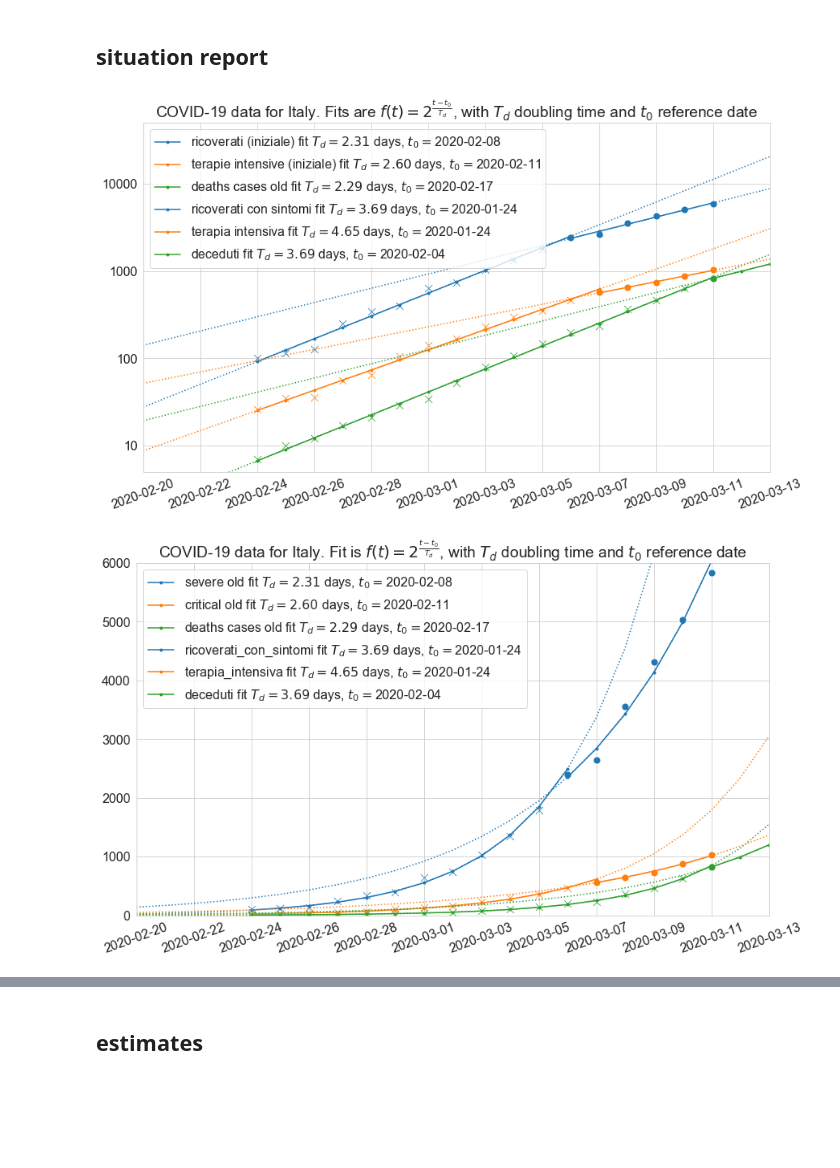
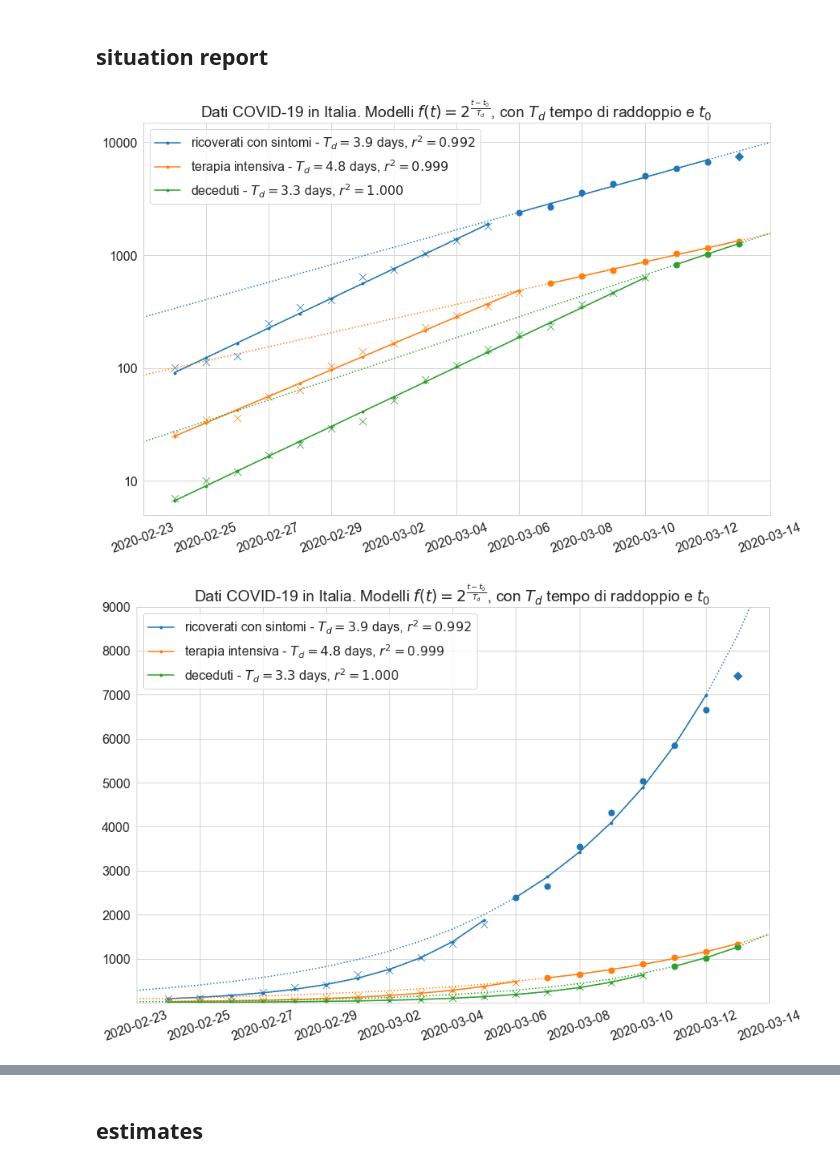
Before and after one commit to alexamici/covid-19-notebooks, a Jupyter notebook: notebooks/italy-situation-report.ipynb, the cells around one changed output, grey strips where cells are left out. Cells and saved outputs as stored; diff of their text form; code cells hidden in the pictures; blank space fills up the shorter version.

```diff
--- a/notebooks/italy-situation-report.ipynb
+++ b/notebooks/italy-situation-report.ipynb
@@ -10,7 +10,7 @@ import warnings
 warnings.filterwarnings('ignore')
 
 import matplotlib.pyplot as plt
-plt.rcParams['figure.figsize'] = (14, 8)
+plt.rcParams['figure.figsize'] = (14, 9)
 plt.rcParams['font.size'] = 16
 import pandas as pd
 import seaborn as sns
@@ -40,37 +40,38 @@ data_italy.tail()
 # %%
 START_FIT = '2020-02-24'
 STOP_FIT = None
-EXTRAPOLTATE = ('2020-02-20', '2020-03-13')
+EXTRAPOLTATE = ('2020-02-23', '2020-03-14')
 # %%
 fits = {}
 fits['dimessi_guariti'] = covid19.fit.ExponentialFit.from_frame('dimessi_guariti', data_italy, start='2020-02-27', stop=STOP_FIT)
-fits['ricoverati_con_sintomi_old'] = covid19.fit.ExponentialFit.from_frame('ricoverati_con_sintomi', data_italy, start=START_FIT, stop='2020-03-06')
-fits['ricoverati_con_sintomi'] = covid19.fit.ExponentialFit.from_frame('ricoverati_con_sintomi', data_italy, start='2020-03-06', stop=STOP_FIT)
-fits['terapia_intensiva_old'] = covid19.fit.ExponentialFit.from_frame('terapia_intensiva', data_italy, start=START_FIT, stop='2020-03-07')
+fits[''] = covid19.fit.ExponentialFit.from_frame('dimessi_guariti', data_italy, start='2020-02-27', stop=STOP_FIT)
+
+fits['ricoverati_con_sintomi_old'] = covid19.fit.ExponentialFit.from_frame('ricoverati_con_sintomi', data_italy, start=START_FIT, stop='2020-03-05')
+fits['terapia_intensiva_old'] = covid19.fit.ExponentialFit.from_frame('terapia_intensiva', data_italy, start=START_FIT, stop='2020-03-06')
+fits['deceduti_old'] = covid19.fit.ExponentialFit.from_frame('deceduti', data_italy, start=START_FIT, stop='2020-03-10')
+
+fits['ricoverati_con_sintomi'] = covid19.fit.ExponentialFit.from_frame('ricoverati_con_sintomi', data_italy, start='2020-03-06', stop='2020-03-12')
 fits['terapia_intensiva'] = covid19.fit.ExponentialFit.from_frame('terapia_intensiva', data_italy, start='2020-03-07', stop=STOP_FIT)
-fits['deceduti_old'] = covid19.fit.ExponentialFit.from_frame('deceduti', data_italy, start=START_FIT, stop=STOP_FIT)
-
-# tentative fit
-fits['deceduti'] = covid19.fit.ExponentialFit.from_frame('ricoverati_con_sintomi', data_italy, start='2020-03-06', stop=STOP_FIT).shift(5).scale(0.35)
+fits['deceduti'] = covid19.fit.ExponentialFit.from_frame('deceduti', data_italy, start='2020-03-11', stop=STOP_FIT)
 # %%
-_, ax = plt.subplots(subplot_kw={'yscale': 'log', 'ylim': (5, 50000)})
-covid19.plot.plot_fit(ax, fits['ricoverati_con_sintomi_old'], label='ricoverati (iniziale)', extrapolate=EXTRAPOLTATE, color=sns.color_palette()[0])
-covid19.plot.plot_fit(ax, fits['terapia_intensiva_old'], label='terapie intensive (iniziale)', extrapolate=EXTRAPOLTATE, color=sns.color_palette()[1])
-covid19.plot.plot_fit(ax, fits['deceduti_old'], label='deaths cases old', extrapolate=EXTRAPOLTATE, color=sns.color_palette()[2])
+_, ax = plt.subplots(subplot_kw={'yscale': 'log', 'ylim': (5, 15000)})
+covid19.plot.plot_fit(ax, fits['ricoverati_con_sintomi_old'], color=sns.color_palette()[0])
+covid19.plot.plot_fit(ax, fits['terapia_intensiva_old'], color=sns.color_palette()[1])
+covid19.plot.plot_fit(ax, fits['deceduti_old'], color=sns.color_palette()[2])
 for kind, color in zip(['ricoverati_con_sintomi', 'terapia_intensiva', 'deceduti'], sns.color_palette()):
-    covid19.plot.plot(ax, data_italy[kind], fits[kind], label=kind.replace('_', ' '), extrapolate=EXTRAPOLTATE, color=color)
+    covid19.plot.plot(ax, data_italy[kind], fits[kind], label=kind.replace('_', ' '), extrapolate=EXTRAPOLTATE, color=color, date_interval=2)
 
-_ = ax.set(title=r'COVID-19 data for Italy. Fits are $f(t) = 2 ^ \frac{t - t_0}{T_d}$, with $T_d$ doubling time and $t_0$ reference date')
+_ = ax.set(title=r'Dati COVID-19 in Italia. Modelli $f(t) = 2 ^ \frac{t - t_0}{T_d}$, con $T_d$ tempo di raddoppio e $t_0$ ')
 # %% [output]
-[figure, old version]
+[figure, new version]
 # %%
-_, ax = plt.subplots(subplot_kw={'ylim': (0, 6000)})
-covid19.plot.plot_fit(ax, fits['ricoverati_con_sintomi_old'], label='severe old', extrapolate=EXTRAPOLTATE, color=sns.color_palette()[0])
-covid19.plot.plot_fit(ax, fits['terapia_intensiva_old'], label='critical old', extrapolate=EXTRAPOLTATE, color=sns.color_palette()[1])
-covid19.plot.plot_fit(ax, fits['deceduti_old'], label='deaths cases old', extrapolate=EXTRAPOLTATE, color=sns.color_palette()[2])
+_, ax = plt.subplots(subplot_kw={'yscale': 'linear', 'ylim': (5, 9000)})
+covid19.plot.plot_fit(ax, fits['ricoverati_con_sintomi_old'], color=sns.color_palette()[0])
+covid19.plot.plot_fit(ax, fits['terapia_intensiva_old'], color=sns.color_palette()[1])
+covid19.plot.plot_fit(ax, fits['deceduti_old'], color=sns.color_palette()[2])
 for kind, color in zip(['ricoverati_con_sintomi', 'terapia_intensiva', 'deceduti'], sns.color_palette()):
-    covid19.plot.plot(ax, data_italy[kind], fits[kind], label=kind, extrapolate=EXTRAPOLTATE, color=color)
+    covid19.plot.plot(ax, data_italy[kind], fits[kind], label=kind.replace('_', ' '), extrapolate=EXTRAPOLTATE, color=color, date_interval=2)
 
-_ = ax.set(title=r'COVID-19 data for Italy. Fit is $f(t) = 2 ^ \frac{t - t_0}{T_d}$, with $T_d$ doubling time and $t_0$ reference date')
+_ = ax.set(title=r'Dati COVID-19 in Italia. Modelli $f(t) = 2 ^ \frac{t - t_0}{T_d}$, con $T_d$ tempo di raddoppio e $t_0$ ')
 # %% [output]
-[figure, old version]
+[figure, new version]
```
Also changed, not shown: parts of 5 cells of this notebook, 2 other files.
